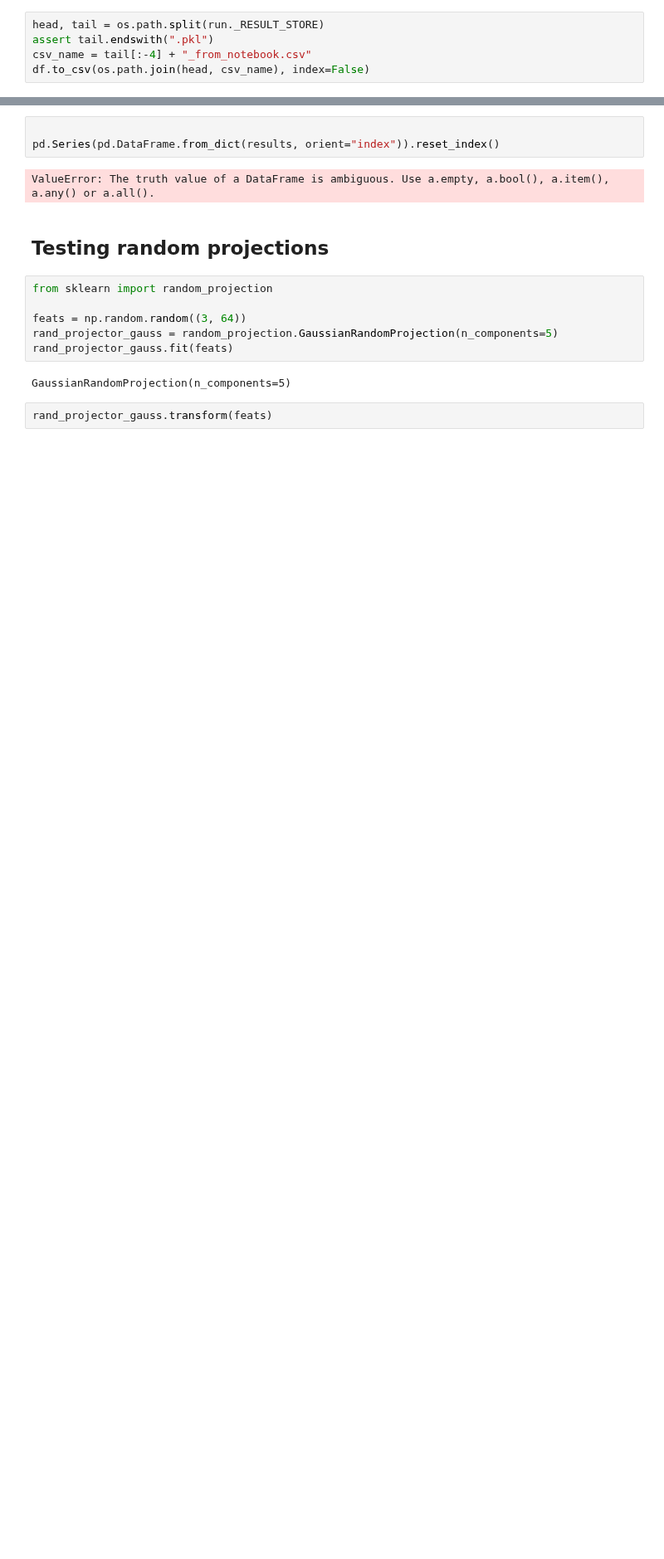
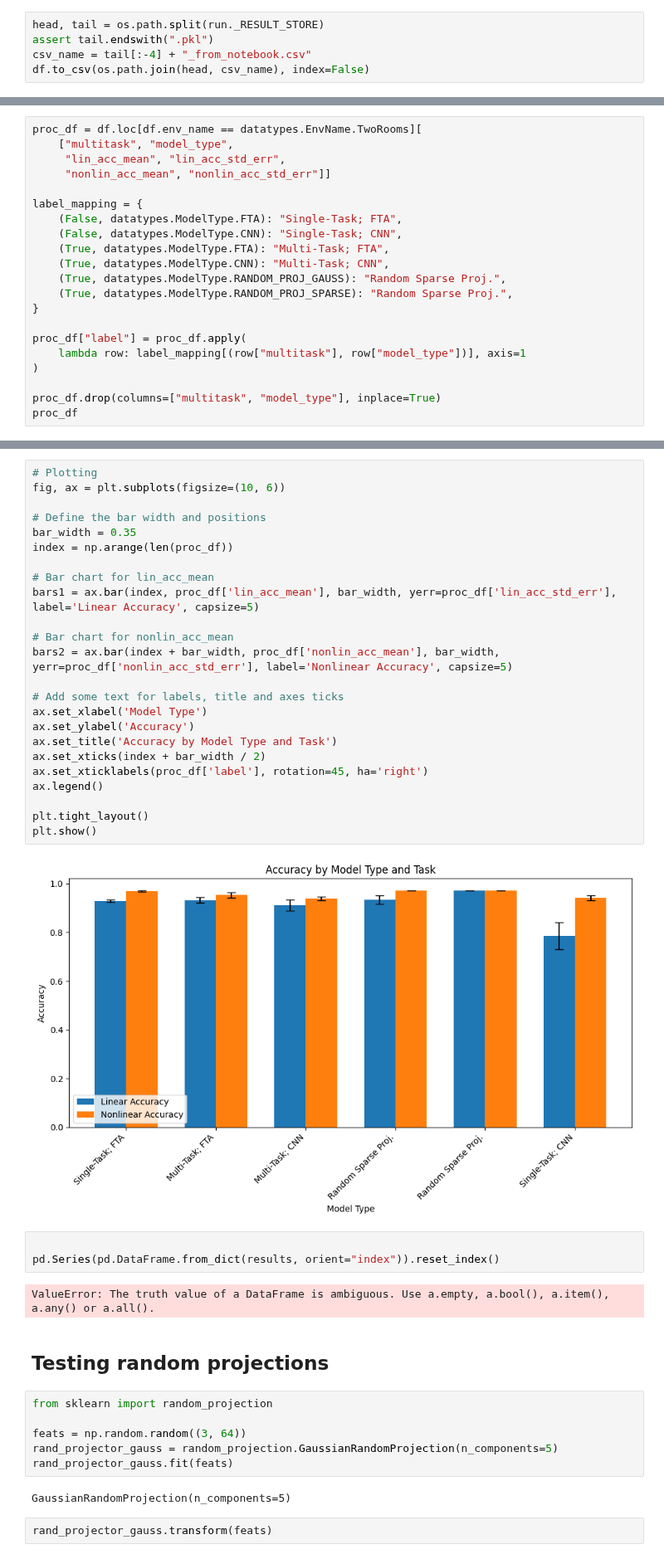
Before and after one commit to kevroi/discovery, a Jupyter notebook: discovery/class_analysis/minigrid.ipynb, the cells around one changed output, grey strips where cells are left out. Shown at 83% size. Saved outputs shown, nothing was run; the diff lists cells and outputs as text; blank space fills up the shorter version.

Commit message:
Plotting classifier accuracies.

```diff
--- a/discovery/class_analysis/minigrid.ipynb
+++ b/discovery/class_analysis/minigrid.ipynb
@@ -242,0 +246,21 @@ df.to_csv(os.path.join(head, csv_name), index=False)
+# %%
+proc_df = df.loc[df.env_name == datatypes.EnvName.TwoRooms][
+    ["multitask", "model_type",
+     "lin_acc_mean", "lin_acc_std_err",
+     "nonlin_acc_mean", "nonlin_acc_std_err"]]
+
+label_mapping = {
+    (False, datatypes.ModelType.FTA): "Single-Task; FTA",
+    (False, datatypes.ModelType.CNN): "Single-Task; CNN",
+    (True, datatypes.ModelType.FTA): "Multi-Task; FTA",
+    (True, datatypes.ModelType.CNN): "Multi-Task; CNN",
+    (True, datatypes.ModelType.RANDOM_PROJ_GAUSS): "Random Sparse Proj.",
+    (True, datatypes.ModelType.RANDOM_PROJ_SPARSE): "Random Sparse Proj.",
+}
+
+proc_df["label"] = proc_df.apply(
+    lambda row: label_mapping[(row["multitask"], row["model_type"])], axis=1
+)
+
+proc_df.drop(columns=["multitask", "model_type"], inplace=True)
+proc_df
@@ -243,3 +275,29 @@ df.to_csv(os.path.join(head, csv_name), index=False)
+# %%
+# Plotting
+fig, ax = plt.subplots(figsize=(10, 6))
+
+# Define the bar width and positions
+bar_width = 0.35
+index = np.arange(len(proc_df))
+
+# Bar chart for lin_acc_mean
+bars1 = ax.bar(index, proc_df['lin_acc_mean'], bar_width, yerr=proc_df['lin_acc_std_err'], label='Linear Accuracy', capsize=5)
+
+# Bar chart for nonlin_acc_mean
+bars2 = ax.bar(index + bar_width, proc_df['nonlin_acc_mean'], bar_width, yerr=proc_df['nonlin_acc_std_err'], label='Nonlinear Accuracy', capsize=5)
+
+# Add some text for labels, title and axes ticks
+ax.set_xlabel('Model Type')
+ax.set_ylabel('Accuracy')
+ax.set_title('Accuracy by Model Type and Task')
+ax.set_xticks(index + bar_width / 2)
+ax.set_xticklabels(proc_df['label'], rotation=45, ha='right')
+ax.legend()
+
+plt.tight_layout()
+plt.show()
+# %% [output]
+[figure, added]
 # %%
 
 pd.Series(pd.DataFrame.from_dict(results, orient="index")).reset_index()
```
Also changed, not shown: parts of 3 cells of this notebook.
